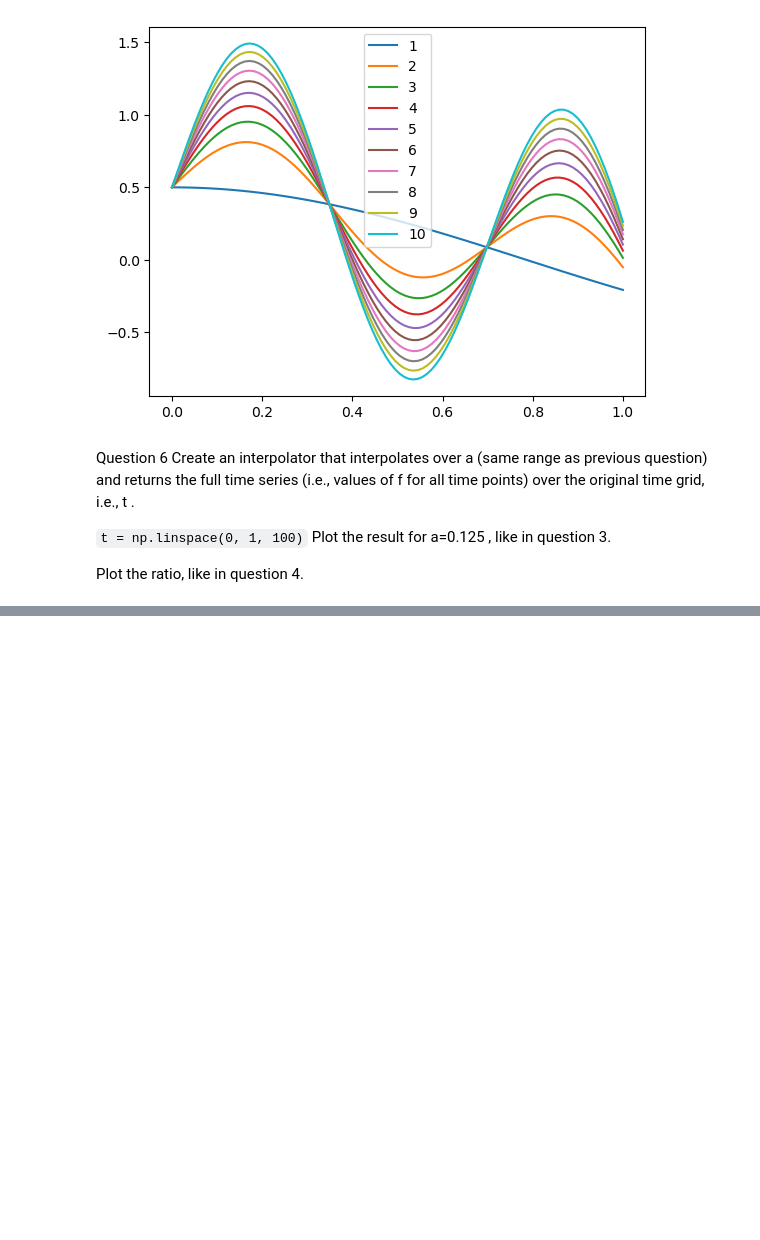
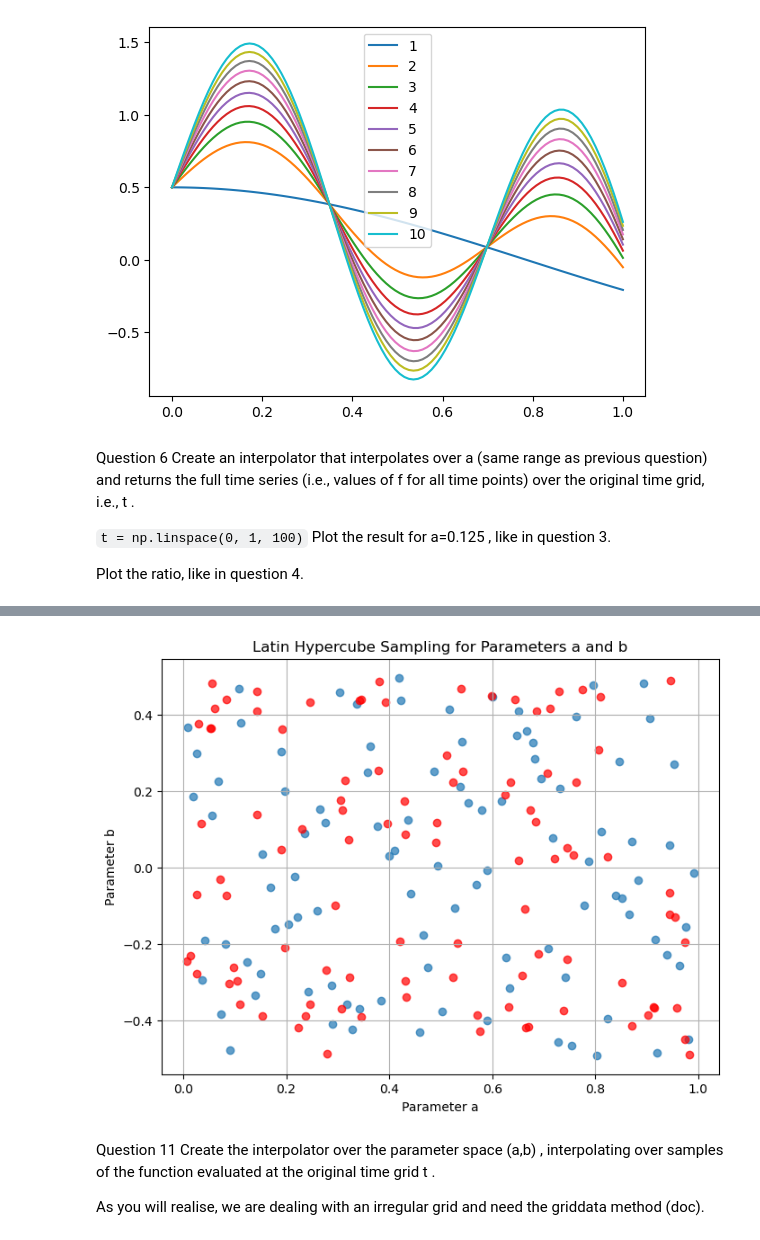
Before and after one commit to claytonbytyci/D400-Interpolation-Curse-of-Dimensionality, a Jupyter notebook: interpolator.ipynb, the cells around one changed output, grey strips where cells are left out. Saved outputs shown, nothing was run; the diff lists cells and outputs as text; code cells hidden in the pictures; blank space fills up the shorter version.

```diff
--- a/interpolator.ipynb
+++ b/interpolator.ipynb
@@ -185,0 +332,23 @@ Plot the ratio, like in question 4.
+# %%
+# Generate uniformly sampled values for `a` and `b`
+ua_values = np.random.uniform(a_range[0], a_range[1], n_samples)
+ub_values = np.random.uniform(b_range[0], b_range[1], n_samples)
+
+# Plot the Latin Hypercube samples as a 2D scatter plot
+plt.figure(figsize=(8, 6))
+plt.scatter(a_values, b_values, alpha=0.7)
+plt.scatter(ua_values, ub_values, alpha=0.7,c='r')
+plt.xlabel("Parameter a")
+plt.ylabel("Parameter b")
+plt.title("Latin Hypercube Sampling for Parameters a and b")
+plt.grid(True)
+plt.show()
+# %% [output]
+[figure, added]
+# %% [markdown]
+Question 11
+Create the interpolator over the parameter space (a,b)
+, interpolating over samples of the function evaluated at the original time grid t
+.
+
+As you will realise, we are dealing with an irregular grid and need the griddata method (doc).
```
Also changed, not shown: parts of 14 cells of this notebook.
